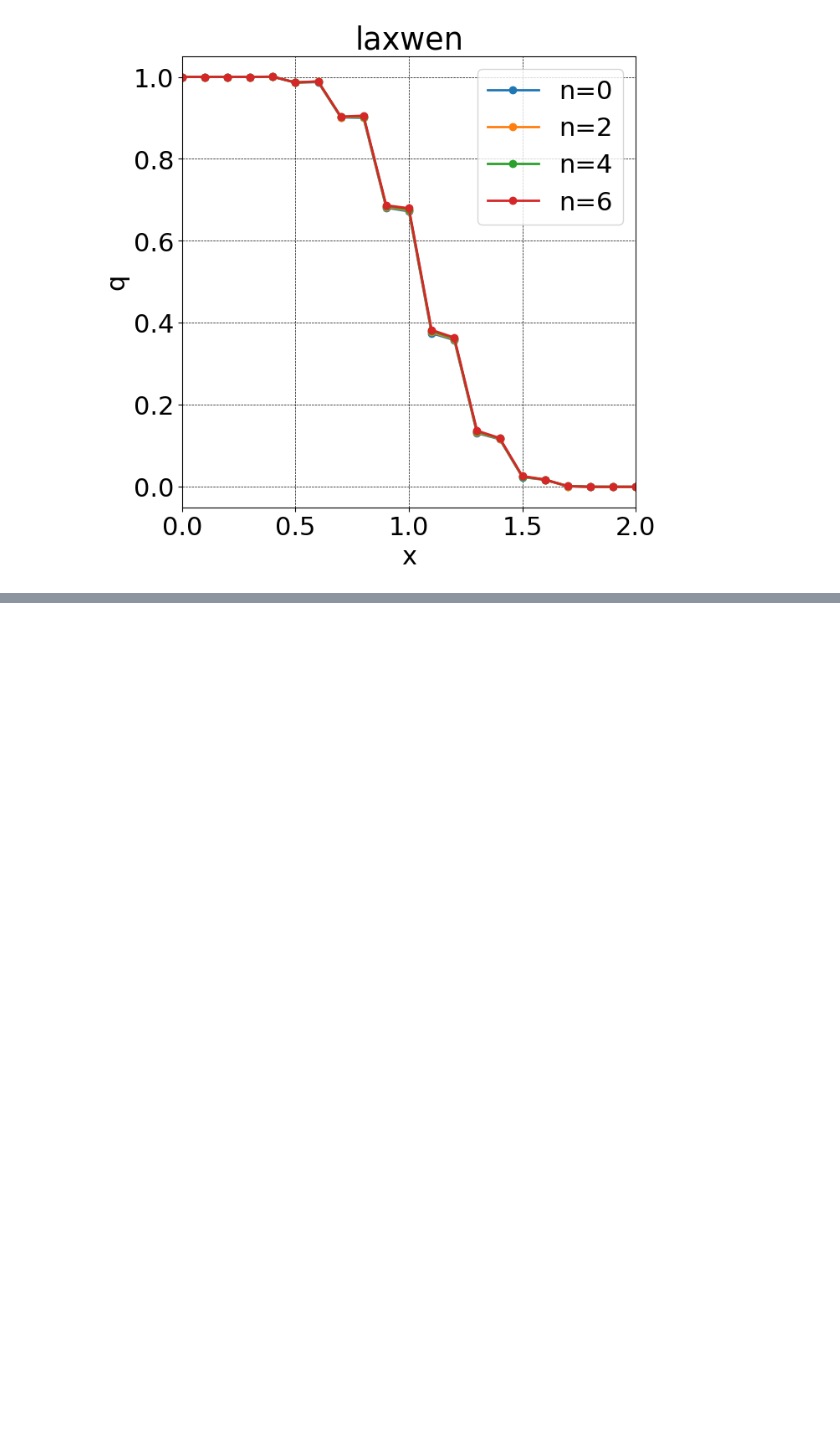
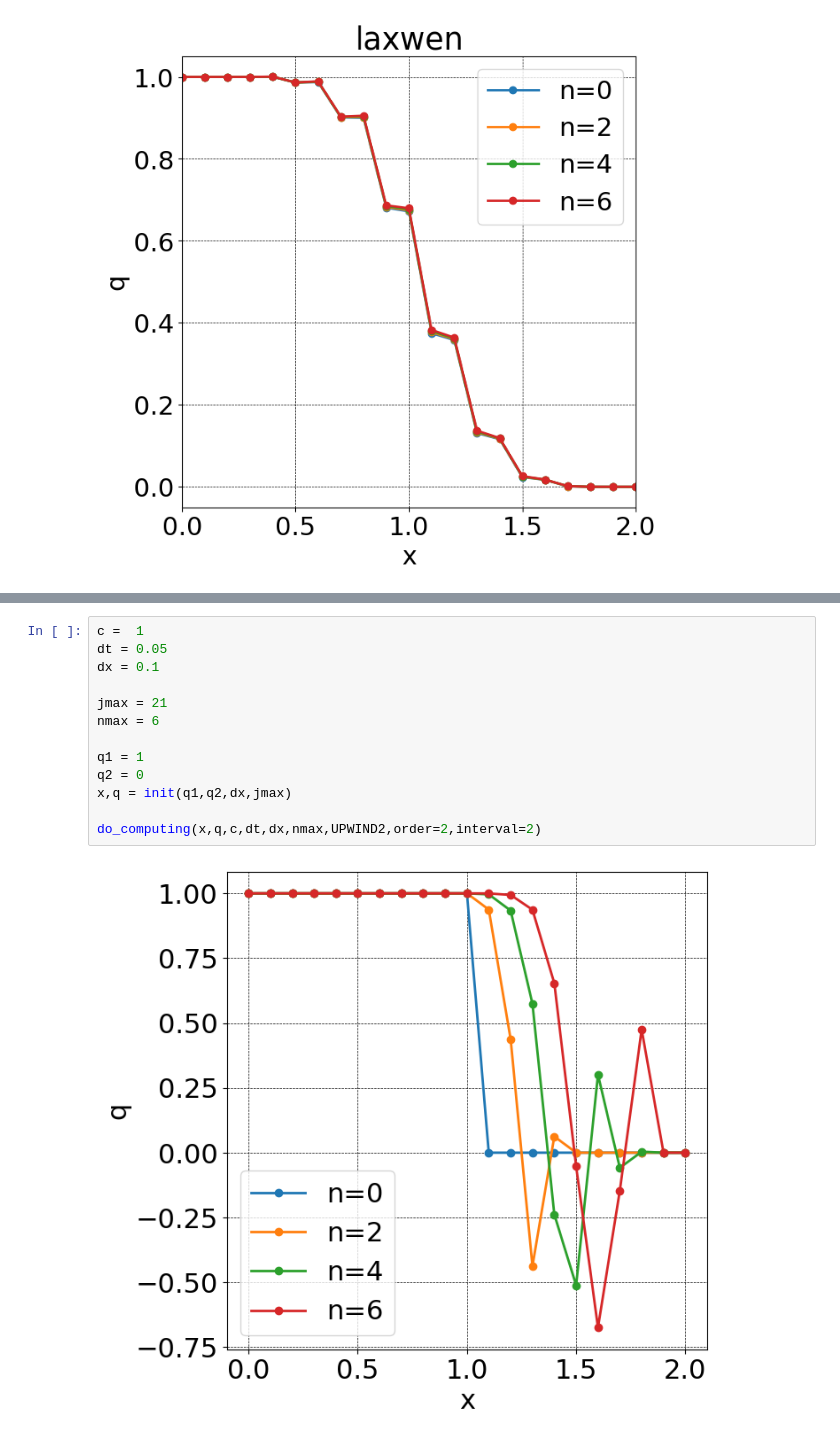
Before and after one commit to Saru1228/FluidDynamic, a Jupyter notebook: Chapter2.ipynb, the cells around one changed output, grey strips where cells are left out. Drawn from its saved outputs; the diff is of its cells as text; blank space fills up the shorter version.

```diff
--- a/Chapter2.ipynb
+++ b/Chapter2.ipynb
@@ -411,0 +506,15 @@ do_compute(x,q,c,dt,dx,nmax,laxwen)
+# %%
+c =  1
+dt = 0.05
+dx = 0.1
+
+jmax = 21
+nmax = 6
+
+q1 = 1
+q2 = 0
+x,q = init(q1,q2,dx,jmax)
+
+do_computing(x,q,c,dt,dx,nmax,UPWIND2,order=2,interval=2)
+# %% [output]
+[figure, added]
```
Also changed, not shown: parts of 47 cells of this notebook.
